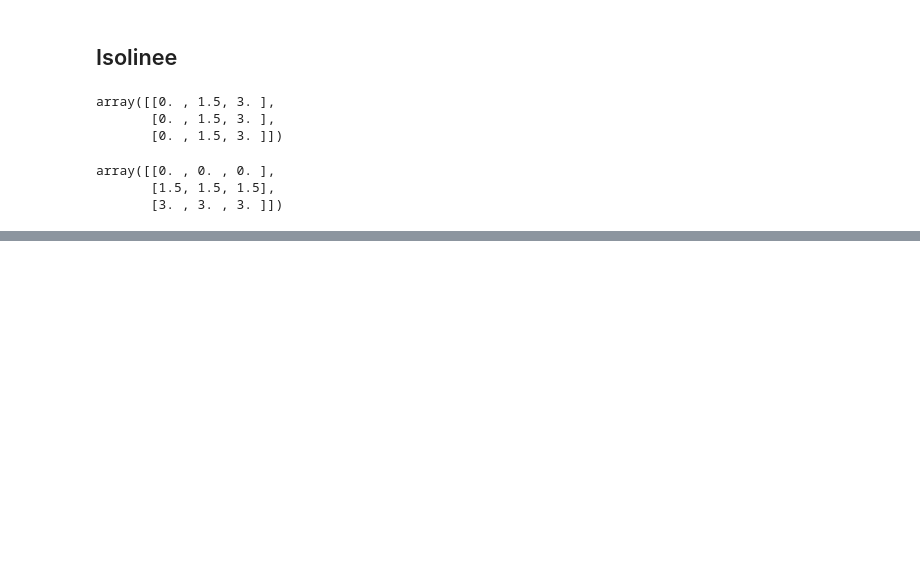
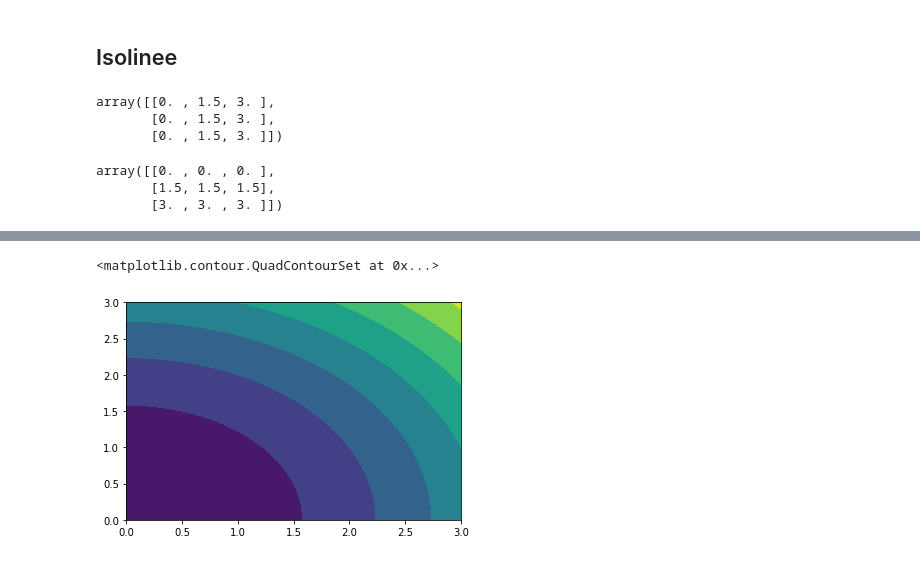
Before and after one commit to fdalforno/basic_course, a Jupyter notebook: 04 - Matplotlib.ipynb, the cells around one changed output, grey strips where cells are left out. Cells and saved outputs as stored; diff of their text form; code cells hidden in the pictures; blank space fills up the shorter version.

```diff
--- a/04 - Matplotlib.ipynb
+++ b/04 - Matplotlib.ipynb
@@ -377,0 +400,5 @@ $$
+# %%
+plt.contourf(X,Y,Z)
+# %% [output]
+<matplotlib.contour.QuadContourSet at 0x...>
+[figure, added]
```
Also changed, not shown: parts of 8 cells of this notebook.
